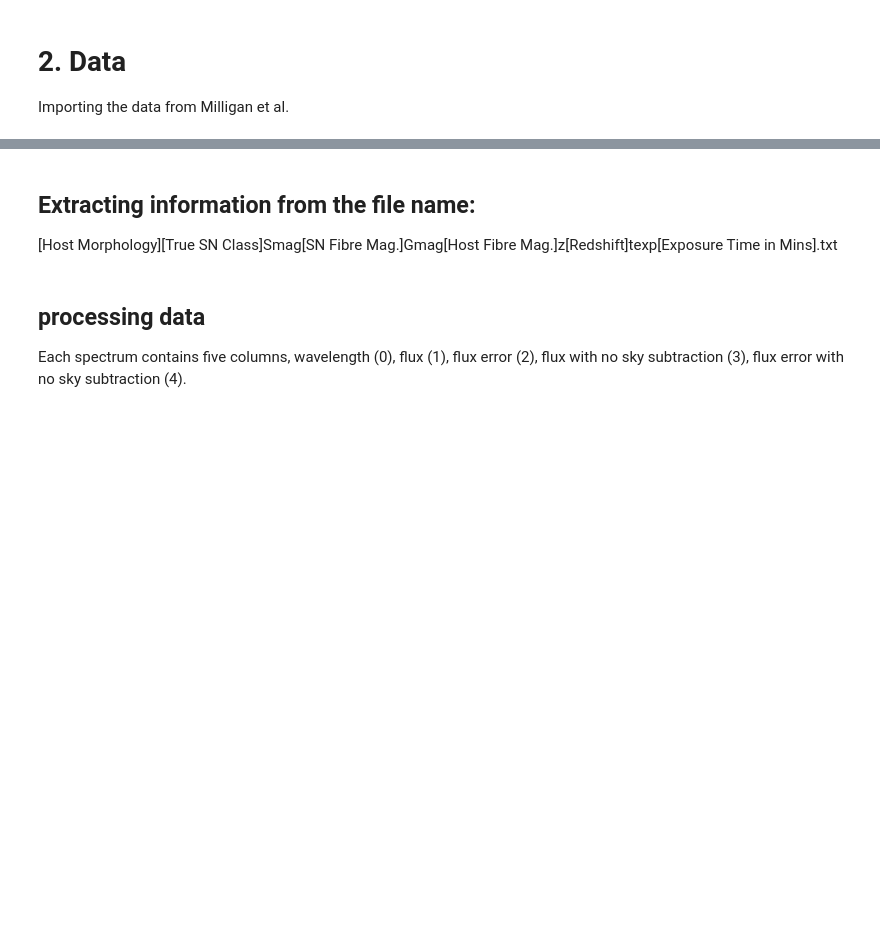
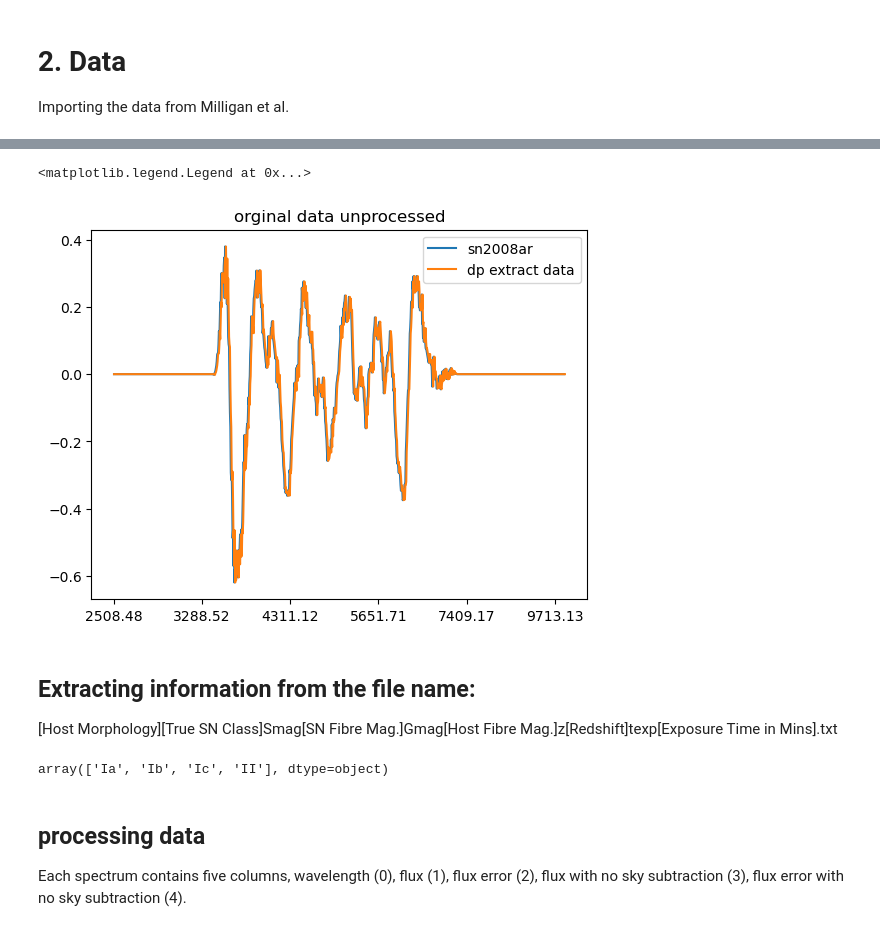
Before and after one commit to Ajb2307/Milligan_ABC-SN, a Jupyter notebook: preprocess_abcsn_test.ipynb, the cells around one changed output, grey strips where cells are left out. Drawn from its saved outputs; the diff is of its cells as text; code cells hidden in the pictures; blank space fills up the shorter version.

```diff
--- a/preprocess_abcsn_test.ipynb
+++ b/preprocess_abcsn_test.ipynb
@@ -62,3 +74,11 @@ file_info = [name.split("/")[-1] for name in filename]
+# %%
+df[0:1].iloc[:,7:].T.plot()
+plt.title("orginal data unprocessed")
+plt.plot(Xtrn[0], label = "dp extract data")
+plt.legend()
+# %% [output]
+<matplotlib.legend.Legend at 0x...>
+[figure, added]
 # %% [markdown]
 ## Extracting information from the file name:
 [Host Morphology][True SN Class]Smag[SN Fibre Mag.]Gmag[Host Fibre Mag.]z[Redshift]texp[Exposure Time in Mins].txt
@@ -91,3 +103,7 @@ df_metadata.hist()
+# %%
+df_metadata.sn_type.unique()
+# %% [output]
+array(['Ia', 'Ib', 'Ic', 'II'], dtype=object)
 # %% [markdown]
 ## processing data
 
```
Also changed, not shown: parts of 37 cells of this notebook, 5 other files.
